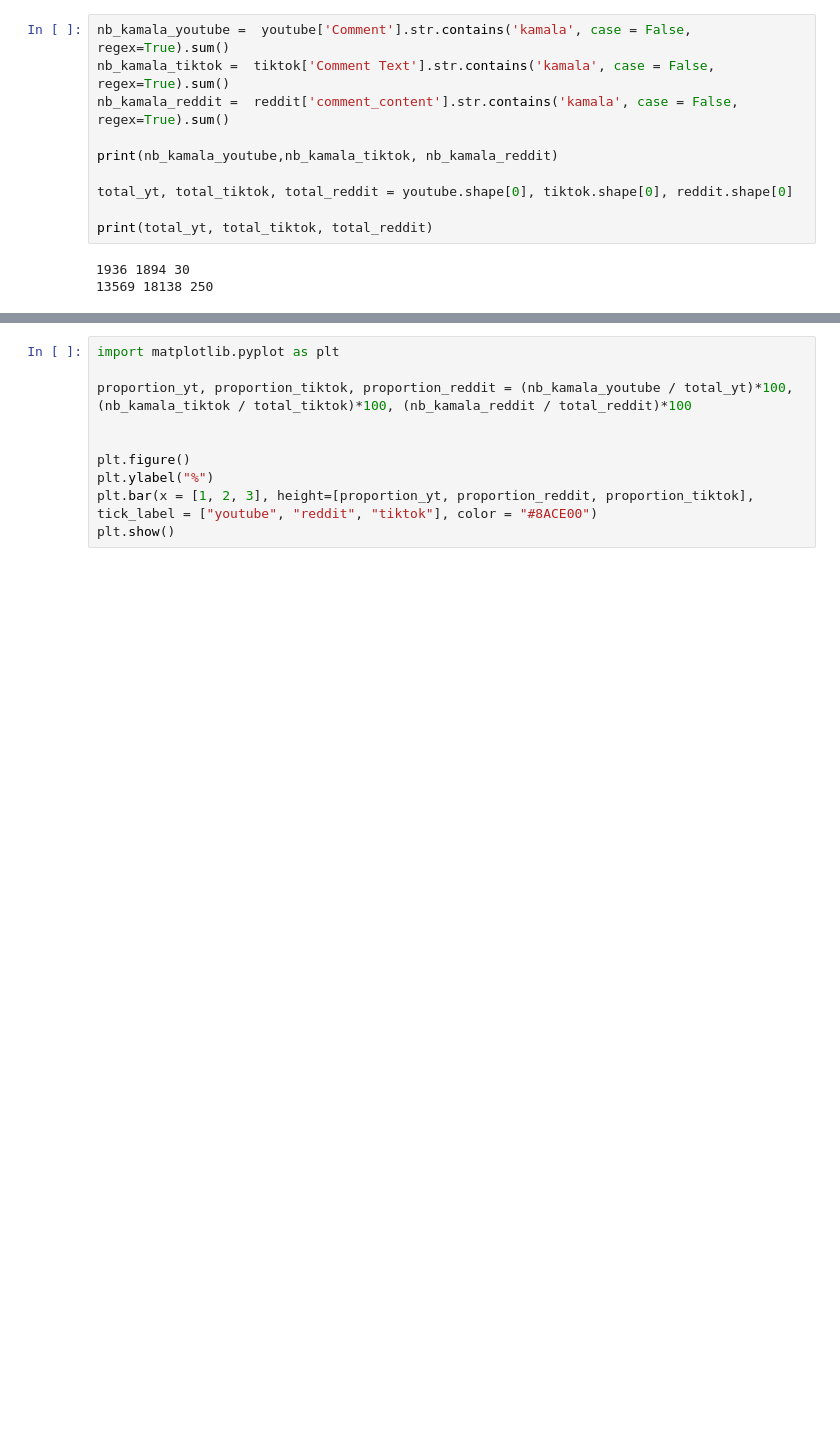
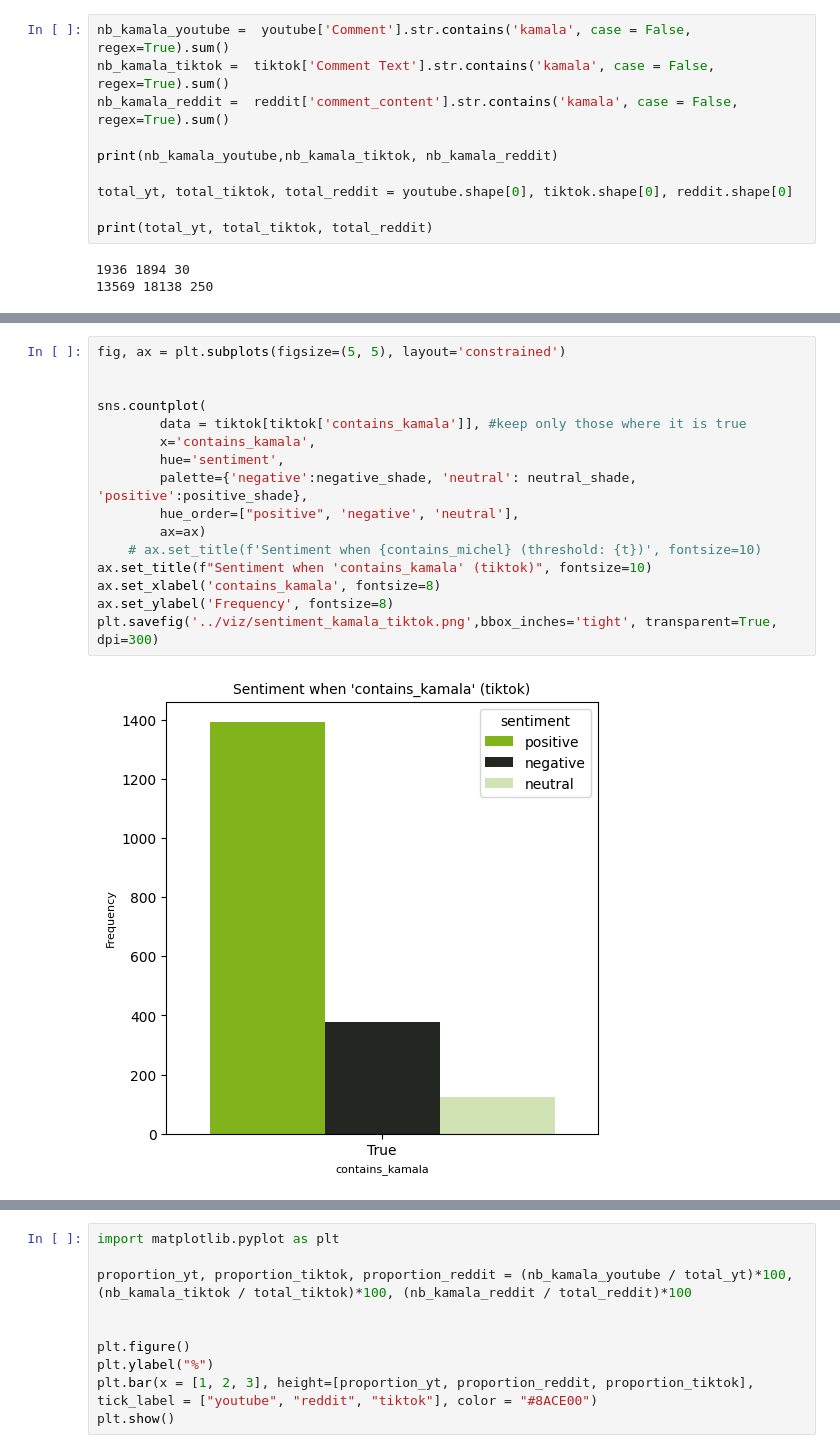
Before and after one commit to pouvoirdasha/sociology_scrapping, a Jupyter notebook: notebooks_stats_finetuning/graphes_sentiment.ipynb, the cells around one changed output, grey strips where cells are left out. Drawn from its saved outputs; the diff is of its cells as text; blank space fills up the shorter version.

```diff
--- a/notebooks_stats_finetuning/graphes_sentiment.ipynb
+++ b/notebooks_stats_finetuning/graphes_sentiment.ipynb
@@ -78,0 +128,18 @@ print(total_yt, total_tiktok, total_reddit)
+# %%
+fig, ax = plt.subplots(figsize=(5, 5), layout='constrained')
+
+
+sns.countplot(
+        data = tiktok[tiktok['contains_kamala']], #keep only those where it is true
+        x='contains_kamala',
+        hue='sentiment',
+        palette={'negative':negative_shade, 'neutral': neutral_shade, 'positive':positive_shade},
+        hue_order=["positive", 'negative', 'neutral'],
+        ax=ax)
+    # ax.set_title(f'Sentiment when {contains_michel} (threshold: {t})', fontsize=10)
+ax.set_title(f"Sentiment when 'contains_kamala' (tiktok)", fontsize=10)
+ax.set_xlabel('contains_kamala', fontsize=8)
+ax.set_ylabel('Frequency', fontsize=8)
+plt.savefig('../viz/sentiment_kamala_tiktok.png',bbox_inches='tight', transparent=True, dpi=300)
+# %% [output]
+[figure, added]
```
Also changed, not shown: parts of 22 cells of this notebook, 2 other files.
